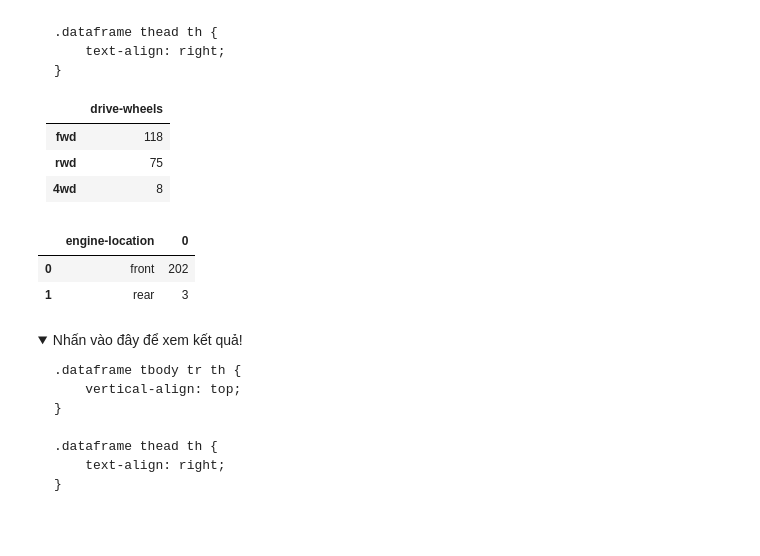
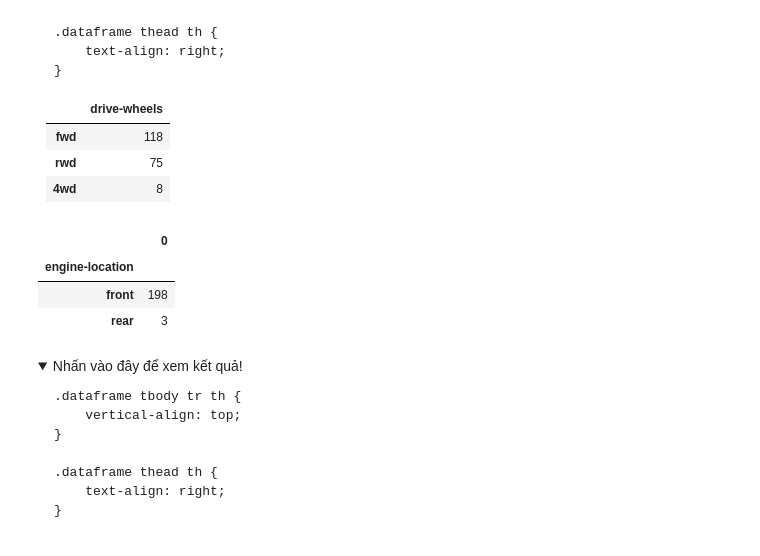
Before and after one commit to lminhtm/MLDSPython, a Jupyter notebook: Classworks/Bai5/BaiTapThem/Dataframe_Bai_lam_them_2 (Part 2).ipynb, the cells around one changed output. Drawn from its saved outputs; the diff is of its cells as text; code cells hidden in the pictures; folded sections open.

```diff
--- a/Classworks/Bai5/BaiTapThem/Dataframe_Bai_lam_them_2 (Part 2).ipynb
+++ b/Classworks/Bai5/BaiTapThem/Dataframe_Bai_lam_them_2 (Part 2).ipynb
@@ -483,6 +483,7 @@ df['bore'] = df['bore'].astype('float')
 df['stroke'] = df['stroke'].astype('float')
 df['horsepower'] = df['horsepower'].astype('float')
 df['peak-rpm'] = df['peak-rpm'].astype('float')
+df['price'] = df['price'].astype('float')
 # %%
 # In lại kiểu dữ liệu các cột của df
 df.info()
@@ -1513,11 +1535,12 @@ df.groupby('drive-wheels').size().reset_index()
 </details>
 # %%
 # Câu 13: Cho biết số lượng của mỗi loại động cơ (engine-location) ?
-df.groupby('engine-location').size().reset_index()
+df.groupby('engine-location').size().to_frame()
 # %% [output]
-|  | engine-location | 0 |
-| 0 | front | 202 |
-| 1 | rear | 3 |
+|  | 0 |
+| engine-location |  |
+| front | 198 |
+| rear | 3 |
 # %% [markdown]
 <details>
   <summary>Nhấn vào đây để xem kết quả!</summary>
```
Also changed, not shown: parts of 16 cells of this notebook, 13 other files.
